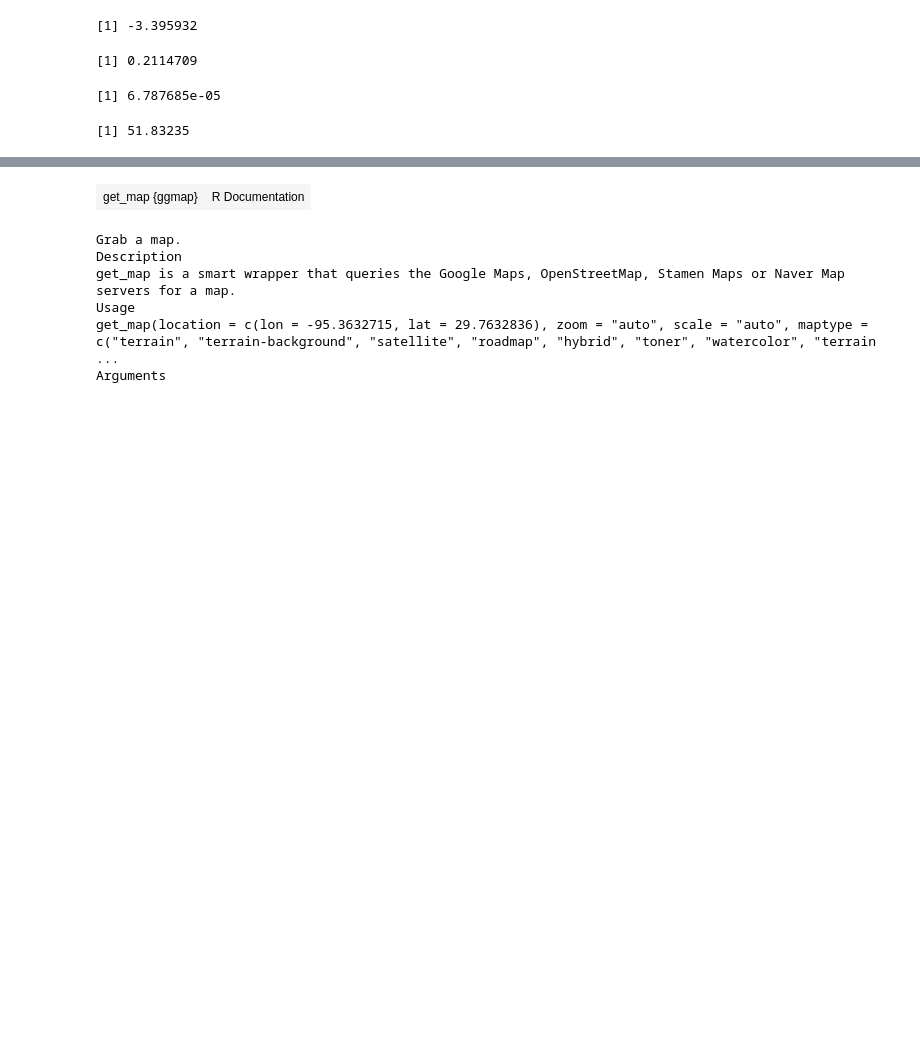
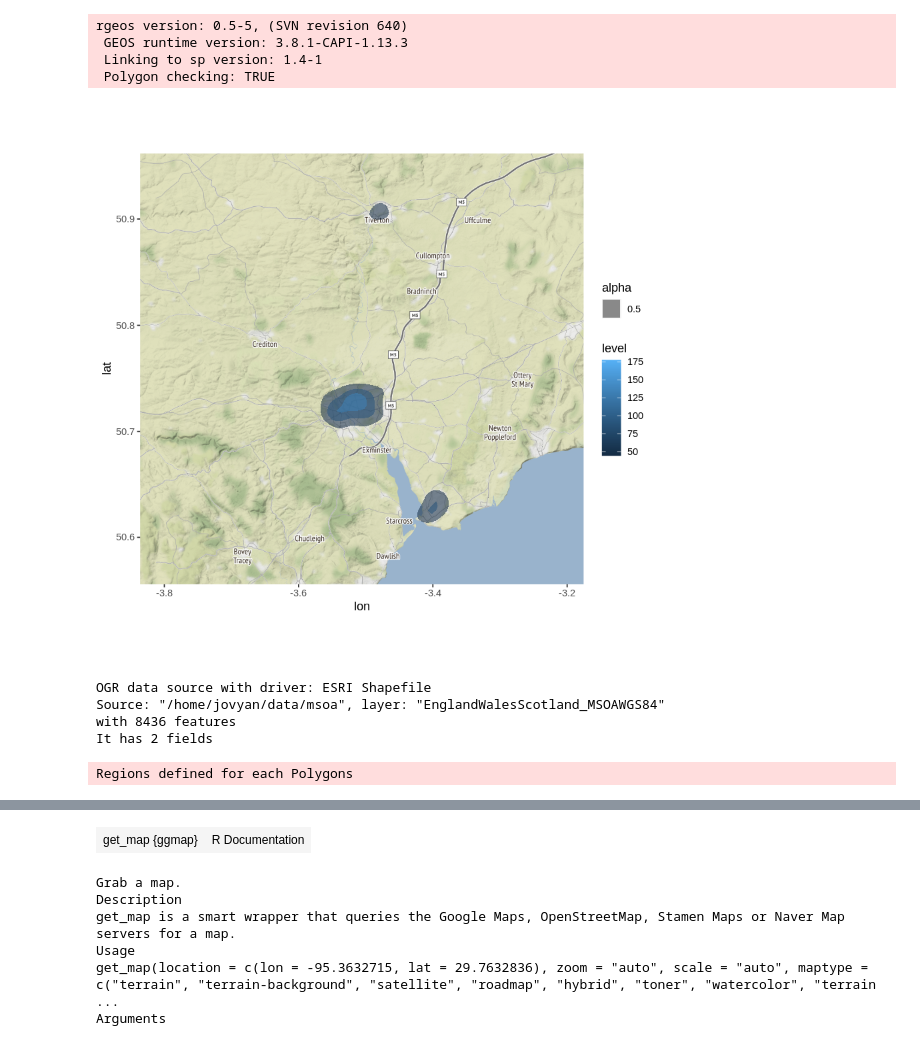
Before and after one commit to JusteRaimbault/UrbanDynamics, a Jupyter notebook: Models/Matsim/Population/population-vis.ipynb, the cells around one changed output, grey strips where cells are left out. Cells and saved outputs as stored; diff of their text form; code cells hidden in the pictures; blank space fills up the shorter version.

```diff
--- a/Models/Matsim/Population/population-vis.ipynb
+++ b/Models/Matsim/Population/population-vis.ipynb
@@ -17,9 +0,0 @@ raw <- scan('data/Plans.xml',what='character',sep='\n')
-# %%
-# construct plan dataframe
-timeDec <- function(s){hms = strsplit(s,':');return(as.numeric(hms[[1]][1])+(as.numeric(hms[[1]][2])/60))}
-splitted = sapply(raw[grep(pattern = '<act ',raw)],function(s){strsplit(s,' ')})
-x = sapply(splitted,function(l){as.numeric(substring(l[3],4,nchar(l[3])-1))})
-y = sapply(splitted,function(l){as.numeric(substring(l[4],4,nchar(l[4])-1))})
-start = sapply(splitted,function(l){timeDec(substring(l[5],13,nchar(l[5])-1))})
-end = sapply(splitted,function(l){timeDec(substring(l[6],11,nchar(l[6])-1))})
-plans=data.frame(x=x,y=y,start=start,end=end)
@@ -26,2 +22,23 @@ plans=data.frame(x=x,y=y,start=start,end=end)
+# %%
+library(ggmap)
+library(rgdal)
+library(dplyr)
+library(rgeos)
+source('functions.R')
+# %% [output]
+rgeos version: 0.5-5, (SVN revision 640)
+ GEOS runtime version: 3.8.1-CAPI-1.13.3
+ Linking to sp version: 1.4-1
+ Polygon checking: TRUE
+# %%
+plans = loadplans('data//Plans_Exeter.xml')
 # %%
 xmin=min(plans$x);xmax=max(plans$x);ymin=min(plans$y);ymax=max(plans$y)
+map <- get_map(location = c(xmin,ymin,xmax,ymax),source="osm")
+
+ggmap(map) +
+stat_density2d(aes(x = x, y = y, fill = ..level.., alpha = 0.5),
+bins = 5, geom = "polygon",
+data = plans[plans$type=="home",])
+# %% [output]
+[figure, added]
@@ -30,7 +45,11 @@ map <- get_map(location = c(xmin,ymin,xmax,ymax),source="osm")
-# %%
-xmin;xmax;ymin;ymax
-# %% [output]
-[1] -3.395932
-[1] 0.2114709
-[1] 6.787685e-05
-[1] 51.83235
+# %%
+msoas = readOGR(dsn = 'data/msoa',layer='EnglandWalesScotland_MSOAWGS84')
+# %% [output]
+OGR data source with driver: ESRI Shapefile
+Source: "/home/jovyan/data/msoa", layer: "EnglandWalesScotland_MSOAWGS84"
+with 8436 features
+It has 2 fields
+# %%
+fmsoas = fortify(msoas)
+# %% [output]
+Regions defined for each Polygons
```
Also changed, not shown: parts of 20 cells of this notebook, 6 other files.
